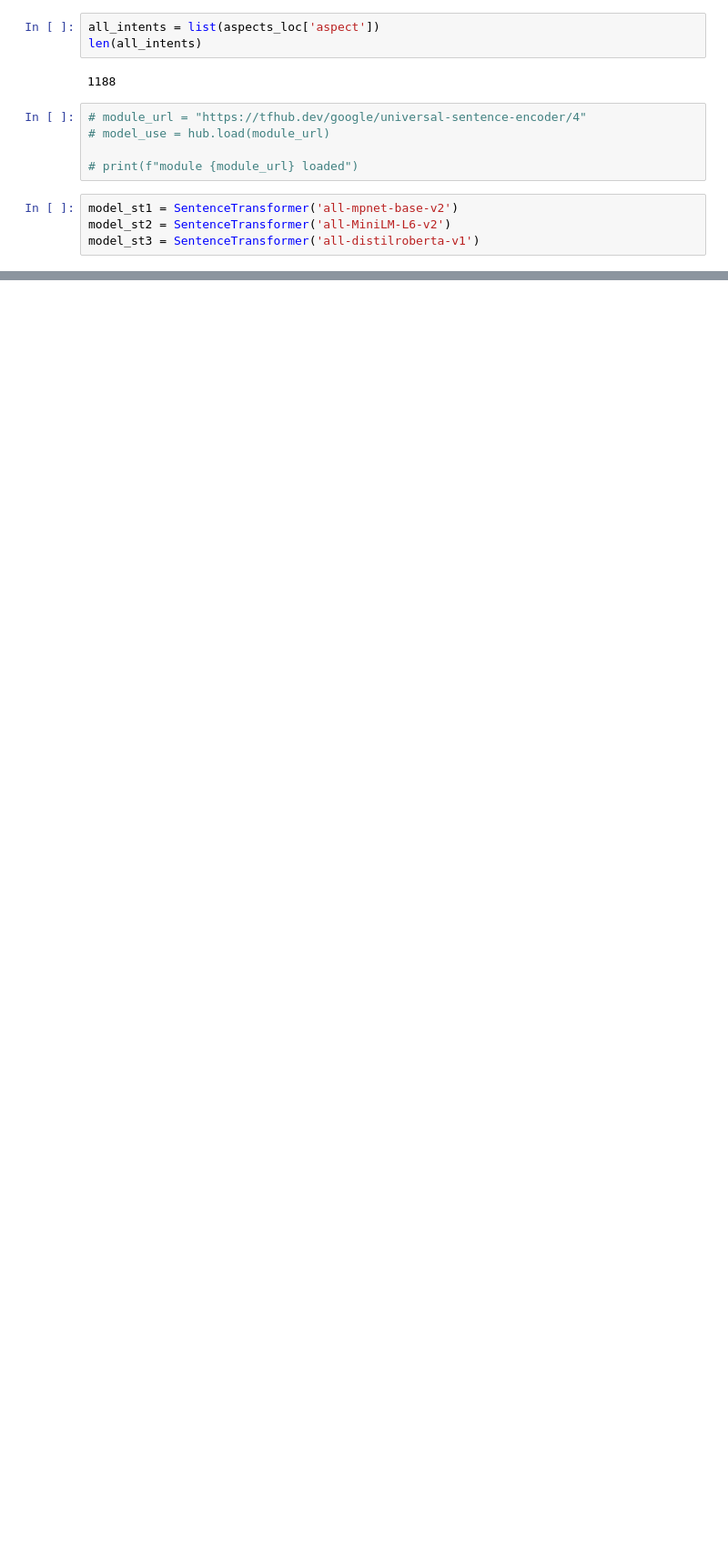
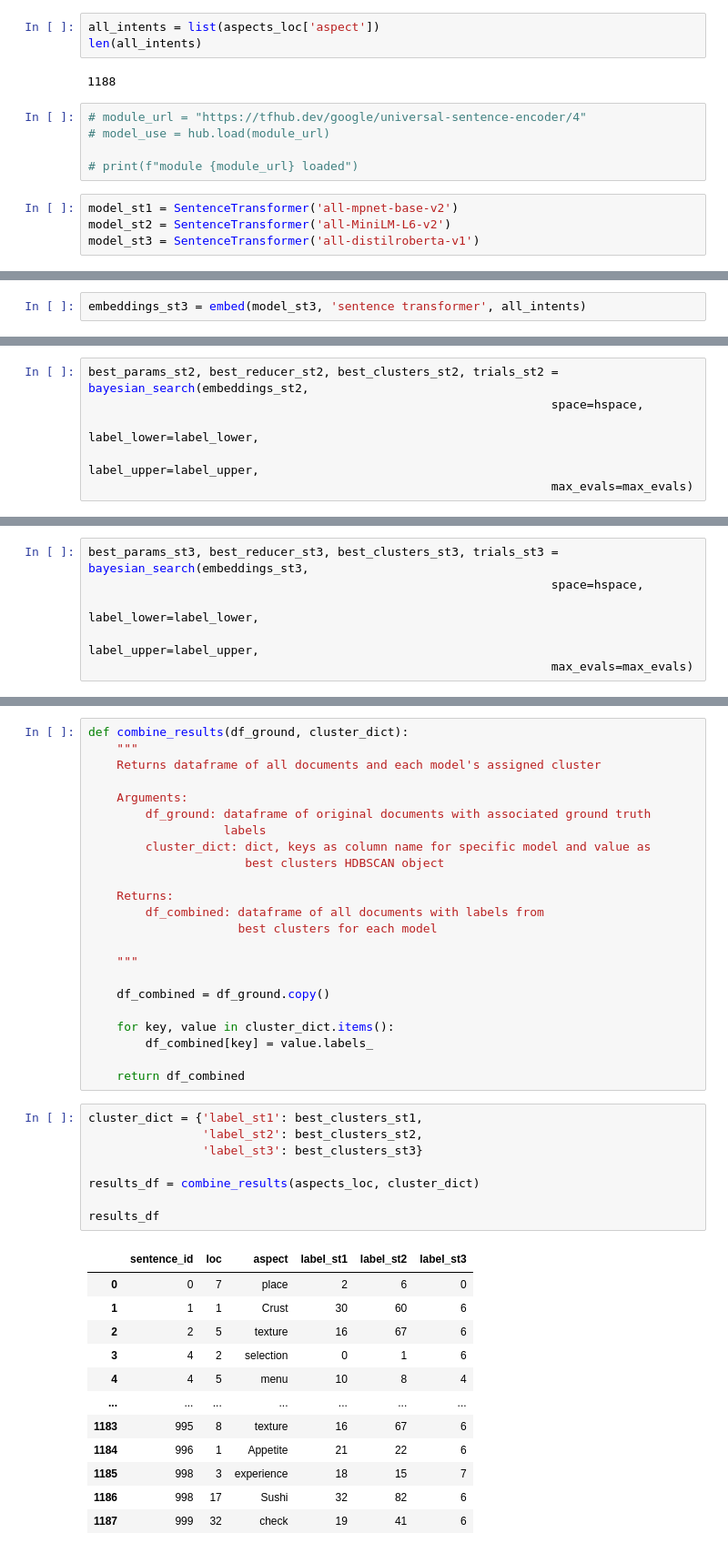
Before and after one commit to xiaoxiang-ma/reviews_analysis, a Jupyter notebook: POC_v1.ipynb, the cells around one changed output, grey strips where cells are left out. Shown: that part at 91% size. Drawn from its saved outputs; the diff is of its cells as text; blank space fills up the shorter version.

```diff
--- a/POC_v1.ipynb
+++ b/POC_v1.ipynb
@@ -153,0 +150,2 @@ model_st3 = SentenceTransformer('all-distilroberta-v1')
+# %%
+embeddings_st3 = embed(model_st3, 'sentence transformer', all_intents)
@@ -153,0 +379,6 @@ model_st3 = SentenceTransformer('all-distilroberta-v1')
+# %%
+best_params_st2, best_reducer_st2, best_clusters_st2, trials_st2 = bayesian_search(embeddings_st2,
+                                                                 space=hspace,
+                                                                 label_lower=label_lower,
+                                                                 label_upper=label_upper,
+                                                                 max_evals=max_evals)
@@ -153,0 +389,6 @@ model_st3 = SentenceTransformer('all-distilroberta-v1')
+# %%
+best_params_st3, best_reducer_st3, best_clusters_st3, trials_st3 = bayesian_search(embeddings_st3,
+                                                                 space=hspace,
+                                                                 label_lower=label_lower,
+                                                                 label_upper=label_upper,
+                                                                 max_evals=max_evals)
@@ -153,0 +402,44 @@ model_st3 = SentenceTransformer('all-distilroberta-v1')
+# %%
+def combine_results(df_ground, cluster_dict):
+    """
+    Returns dataframe of all documents and each model's assigned cluster
+
+    Arguments:
+        df_ground: dataframe of original documents with associated ground truth
+                   labels
+        cluster_dict: dict, keys as column name for specific model and value as
+                      best clusters HDBSCAN object
+
+    Returns:
+        df_combined: dataframe of all documents with labels from
+                     best clusters for each model
+
+    """
+
+    df_combined = df_ground.copy()
+
+    for key, value in cluster_dict.items():
+        df_combined[key] = value.labels_
+
+    return df_combined
+# %%
+cluster_dict = {'label_st1': best_clusters_st1,
+                'label_st2': best_clusters_st2,
+                'label_st3': best_clusters_st3}
+
+results_df = combine_results(aspects_loc, cluster_dict)
+
+results_df
+# %% [output]
+|  | sentence_id | loc | aspect | label_st1 | label_st2 | label_st3 |
+| 0 | 0 | 7 | place | 2 | 6 | 0 |
+| 1 | 1 | 1 | Crust | 30 | 60 | 6 |
+| 2 | 2 | 5 | texture | 16 | 67 | 6 |
+| 3 | 4 | 2 | selection | 0 | 1 | 6 |
+| 4 | 4 | 5 | menu | 10 | 8 | 4 |
+| ... | ... | ... | ... | ... | ... | ... |
+| 1183 | 995 | 8 | texture | 16 | 67 | 6 |
+| 1184 | 996 | 1 | Appetite | 21 | 22 | 6 |
+| 1185 | 998 | 3 | experience | 18 | 15 | 7 |
+| 1186 | 998 | 17 | Sushi | 32 | 82 | 6 |
+| 1187 | 999 | 32 | check | 19 | 41 | 6 |
```
Also changed, not shown: parts of 45 cells of this notebook.
